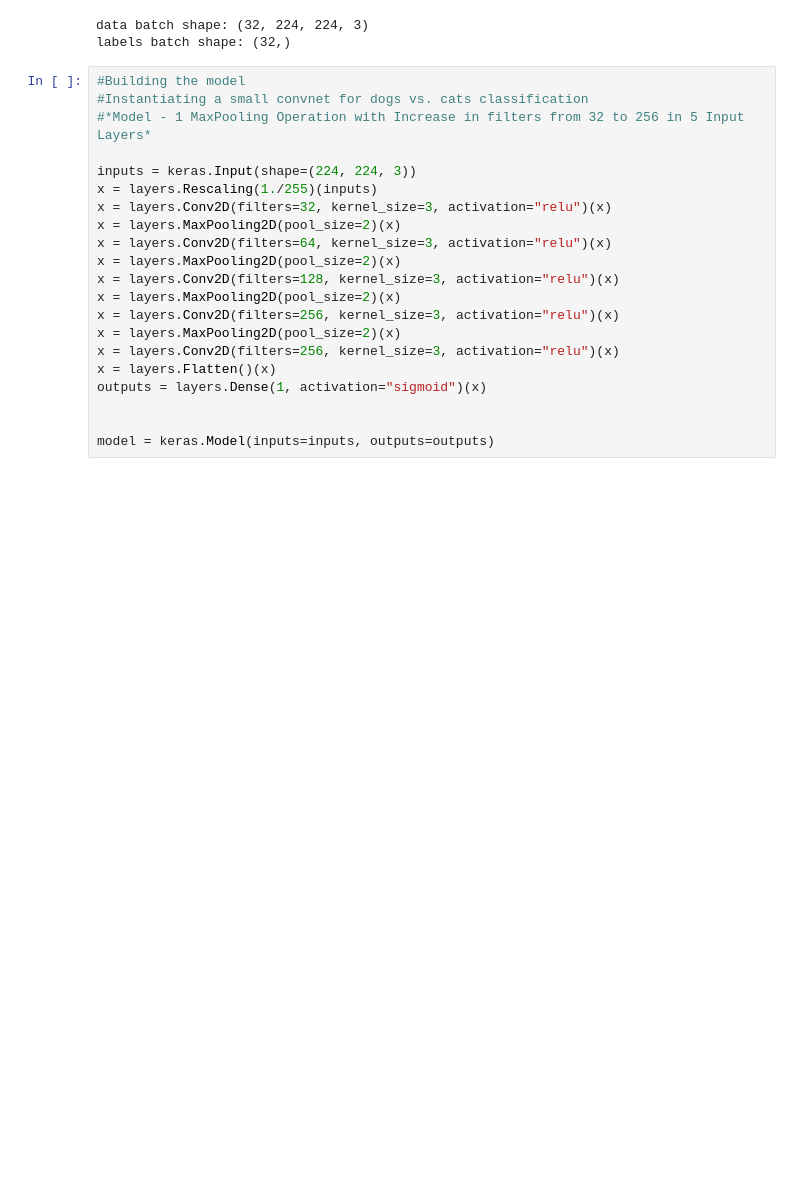
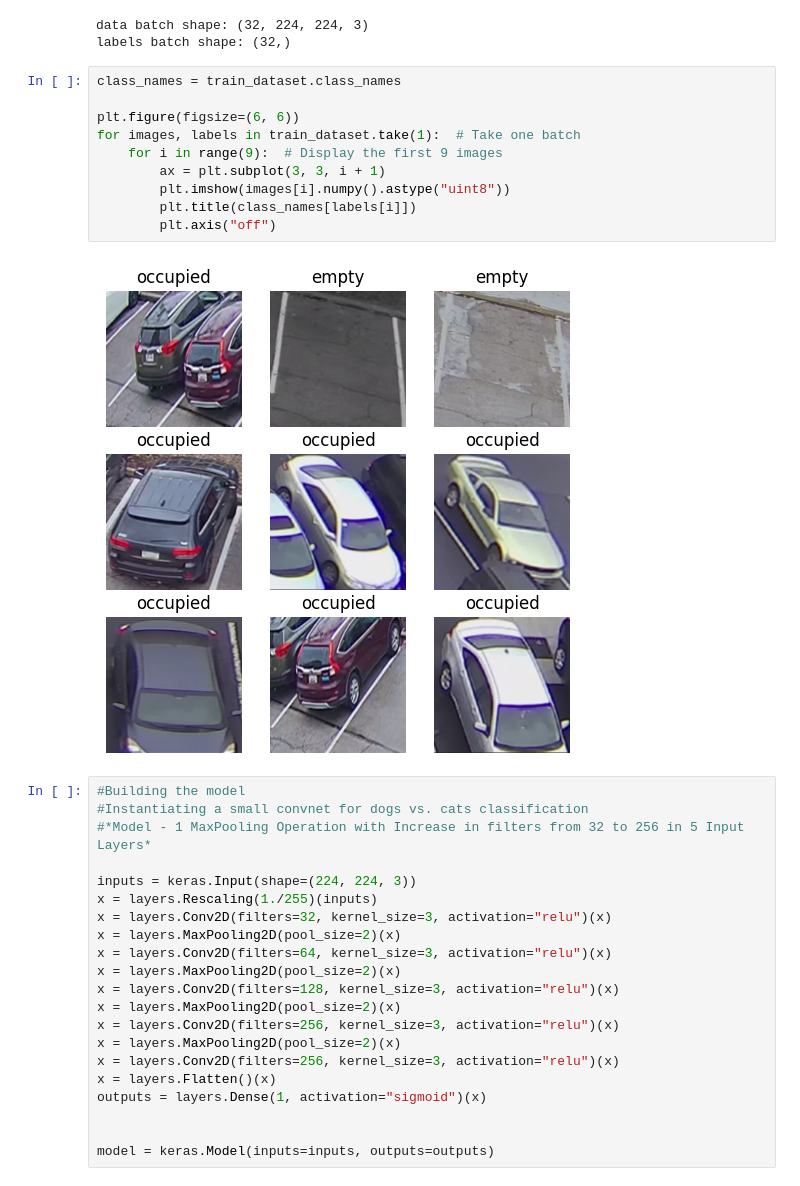
Before and after one commit to Nisha40108/ParkNaviGo, a Jupyter notebook: Class_code.ipynb, the cells around one changed output. Cells and saved outputs as stored; diff of their text form; blank space fills up the shorter version.

```diff
--- a/Class_code.ipynb
+++ b/Class_code.ipynb
@@ -102,6 +102,18 @@ for data_batch, labels_batch in train_dataset:
 # %% [output]
 data batch shape: (32, 224, 224, 3)
 labels batch shape: (32,)
+# %%
+class_names = train_dataset.class_names
+
+plt.figure(figsize=(6, 6))
+for images, labels in train_dataset.take(1):  # Take one batch
+    for i in range(9):  # Display the first 9 images
+        ax = plt.subplot(3, 3, i + 1)
+        plt.imshow(images[i].numpy().astype("uint8"))
+        plt.title(class_names[labels[i]])
+        plt.axis("off")
+# %% [output]
+[figure, added]
 # %%
 #Building the model
 #Instantiating a small convnet for dogs vs. cats classification
```
Also changed, not shown: parts of 1 cell of this notebook.
